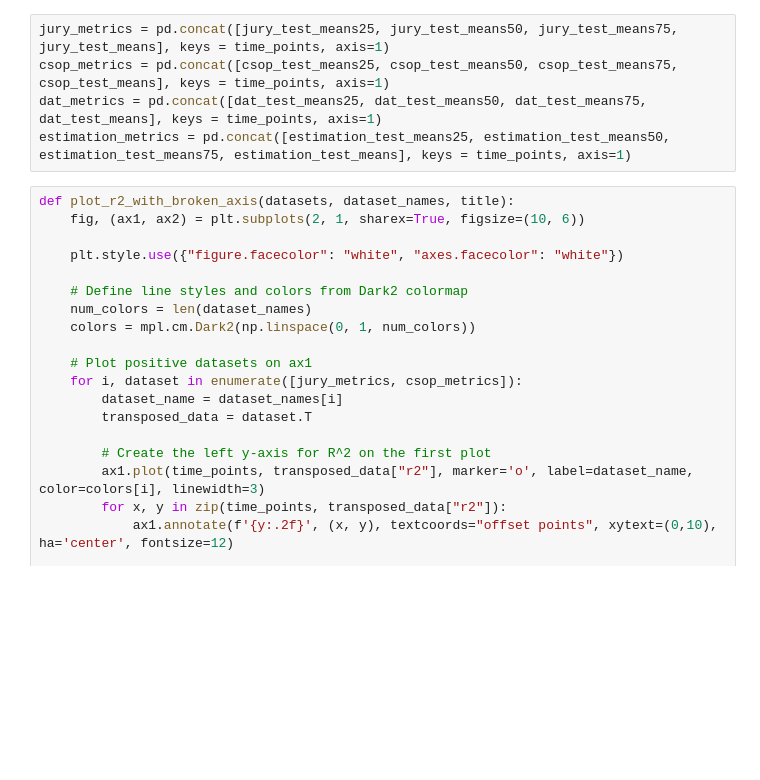
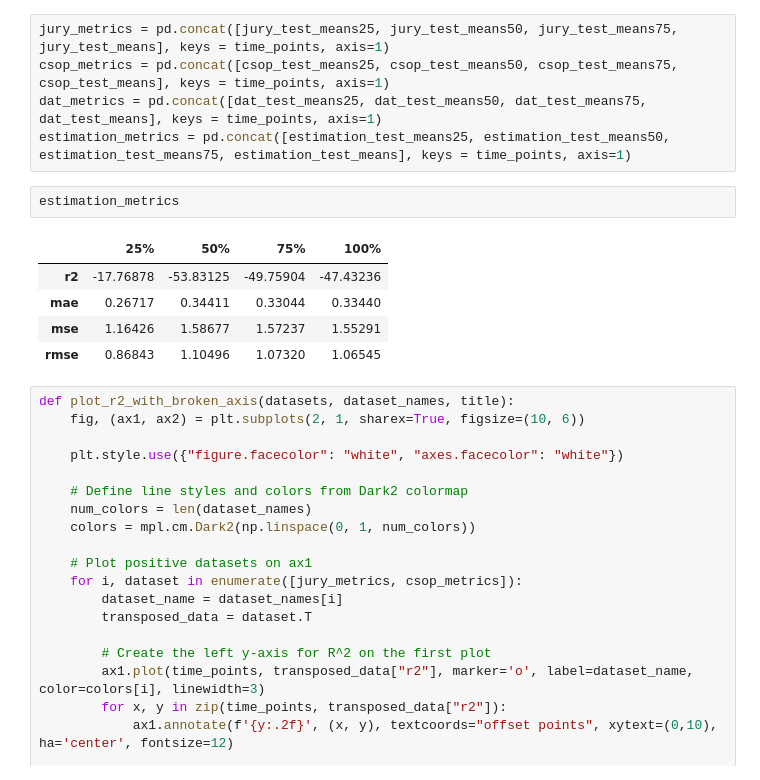
Before and after one commit to Watts-Lab/team_comm_tools, a Jupyter notebook: feature_engine/model/model_per_task_with_simplereg_features_cv.ipynb, the cells around one changed output. Cells and saved outputs as stored; diff of their text form; blank space fills up the shorter version.

```diff
--- a/feature_engine/model/model_per_task_with_simplereg_features_cv.ipynb
+++ b/feature_engine/model/model_per_task_with_simplereg_features_cv.ipynb
@@ -786,6 +787,14 @@ jury_metrics = pd.concat([jury_test_means25, jury_test_means50, jury_test_means7
 csop_metrics = pd.concat([csop_test_means25, csop_test_means50, csop_test_means75, csop_test_means], keys = time_points, axis=1)
 dat_metrics = pd.concat([dat_test_means25, dat_test_means50, dat_test_means75, dat_test_means], keys = time_points, axis=1)
 estimation_metrics = pd.concat([estimation_test_means25, estimation_test_means50, estimation_test_means75, estimation_test_means], keys = time_points, axis=1)
+# %%
+estimation_metrics
+# %% [output]
+|  | 25% | 50% | 75% | 100% |
+| r2 | -17.76878 | -53.83125 | -49.75904 | -47.43236 |
+| mae | 0.26717 | 0.34411 | 0.33044 | 0.33440 |
+| mse | 1.16426 | 1.58677 | 1.57237 | 1.55291 |
+| rmse | 0.86843 | 1.10496 | 1.07320 | 1.06545 |
 # %%
 def plot_r2_with_broken_axis(datasets, dataset_names, title):
     fig, (ax1, ax2) = plt.subplots(2, 1, sharex=True, figsize=(10, 6))
```
Also changed, not shown: parts of 1 cell of this notebook, 25 other files.
